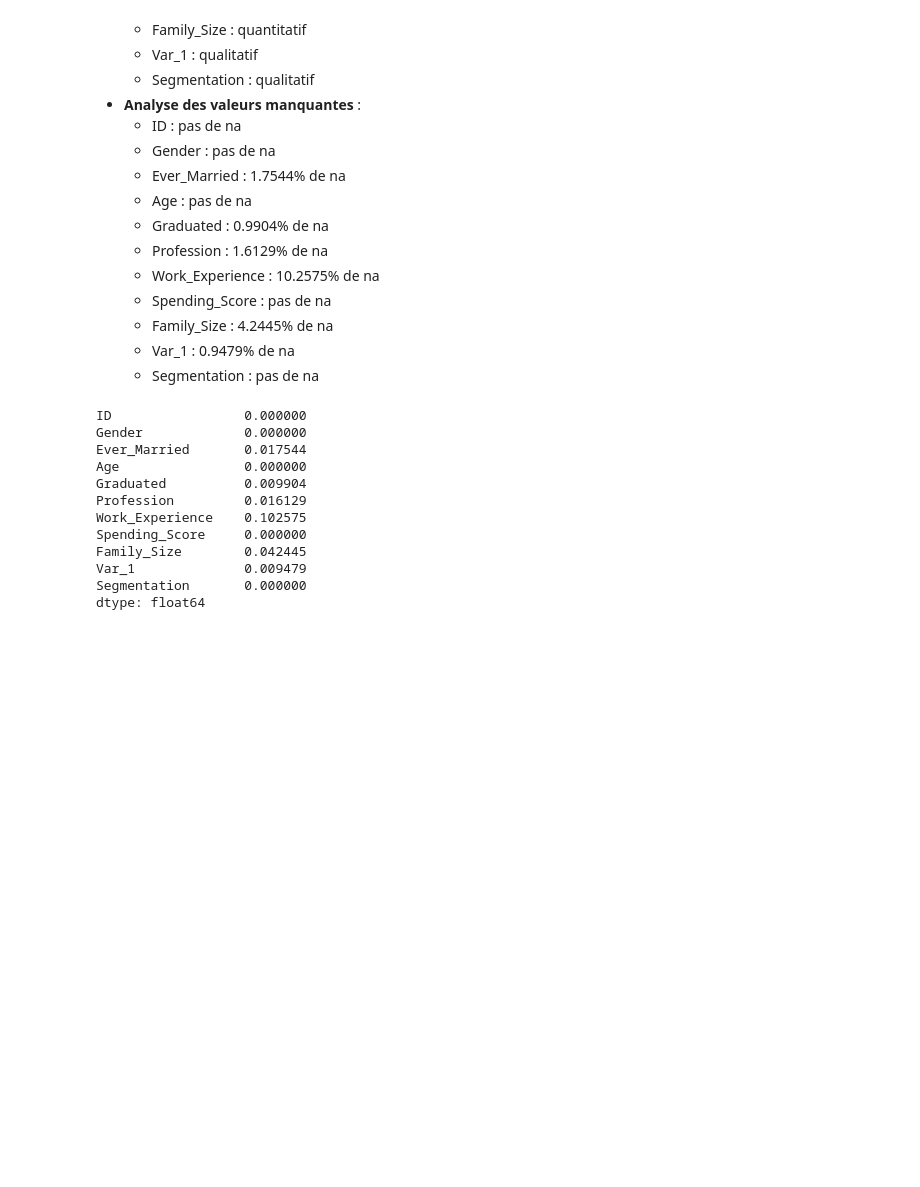
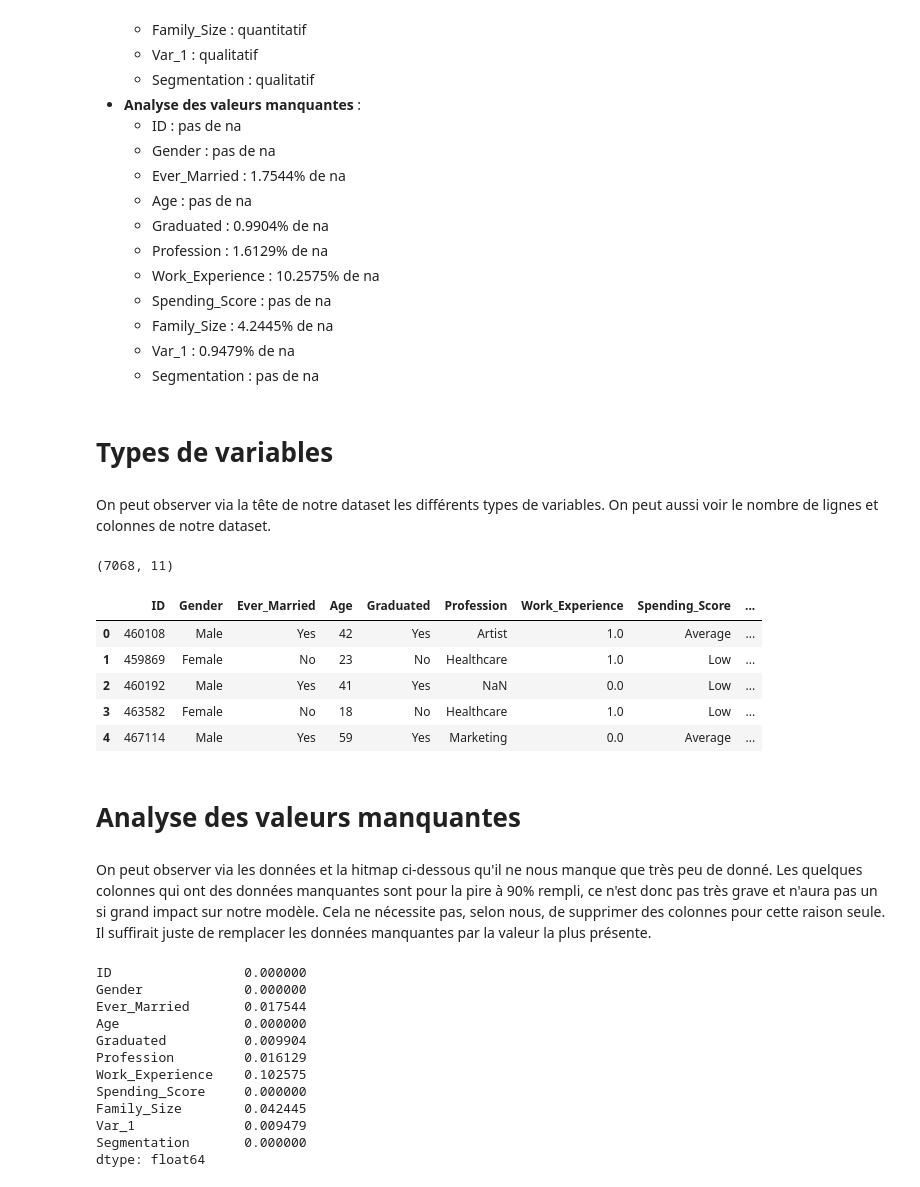
Before and after one commit to Ractouf/3BIN-Q1-ML, a Jupyter notebook: S6-7/BIN3100_ML_S6_Projet_Récapitulatif_2023.ipynb, the cells around one changed output. Drawn from its saved outputs; the diff is of its cells as text; code cells hidden in the pictures; blank space fills up the shorter version.

```diff
--- a/S6-7/BIN3100_ML_S6_Projet_Récapitulatif_2023.ipynb
+++ b/S6-7/BIN3100_ML_S6_Projet_Récapitulatif_2023.ipynb
@@ -137,4 +137,24 @@ import matplotlib.pyplot as plt
 import seaborn as sns
 
 data = pd.read_csv("Customer_Segmentation.csv")
+# %% [markdown]
+# Types de variables
+# %% [markdown]
+On peut observer via la tête de notre dataset les différents types de variables. On peut aussi voir le nombre de lignes et colonnes de notre dataset.
+# %%
+print(data.shape)
+
+data.head()
+# %% [output]
+(7068, 11)
+|  | ID | Gender | Ever_Married | Age | Graduated | Profession | Work_Experience | Spending_Score | ... |
+| 0 | 460108 | Male | Yes | 42 | Yes | Artist | 1.0 | Average | ... |
+| 1 | 459869 | Female | No | 23 | No | Healthcare | 1.0 | Low | ... |
+| 2 | 460192 | Male | Yes | 41 | Yes | NaN | 0.0 | Low | ... |
+| 3 | 463582 | Female | No | 18 | No | Healthcare | 1.0 | Low | ... |
+| 4 | 467114 | Male | Yes | 59 | Yes | Marketing | 0.0 | Average | ... |
+# %% [markdown]
+# Analyse des valeurs manquantes
+# %% [markdown]
+On peut observer via les données et la hitmap ci-dessous qu'il ne nous manque que très peu de donné. Les quelques colonnes qui ont des données manquantes sont pour la pire à 90% rempli, ce n'est donc pas très grave et n'aura pas un si grand impact sur notre modèle. Cela ne nécessite pas, selon nous, de supprimer des colonnes pour cette raison seule. Il suffirait juste de remplacer les données manquantes par la valeur la plus présente.
 # %%
```
Also changed, not shown: parts of 19 cells of this notebook.
